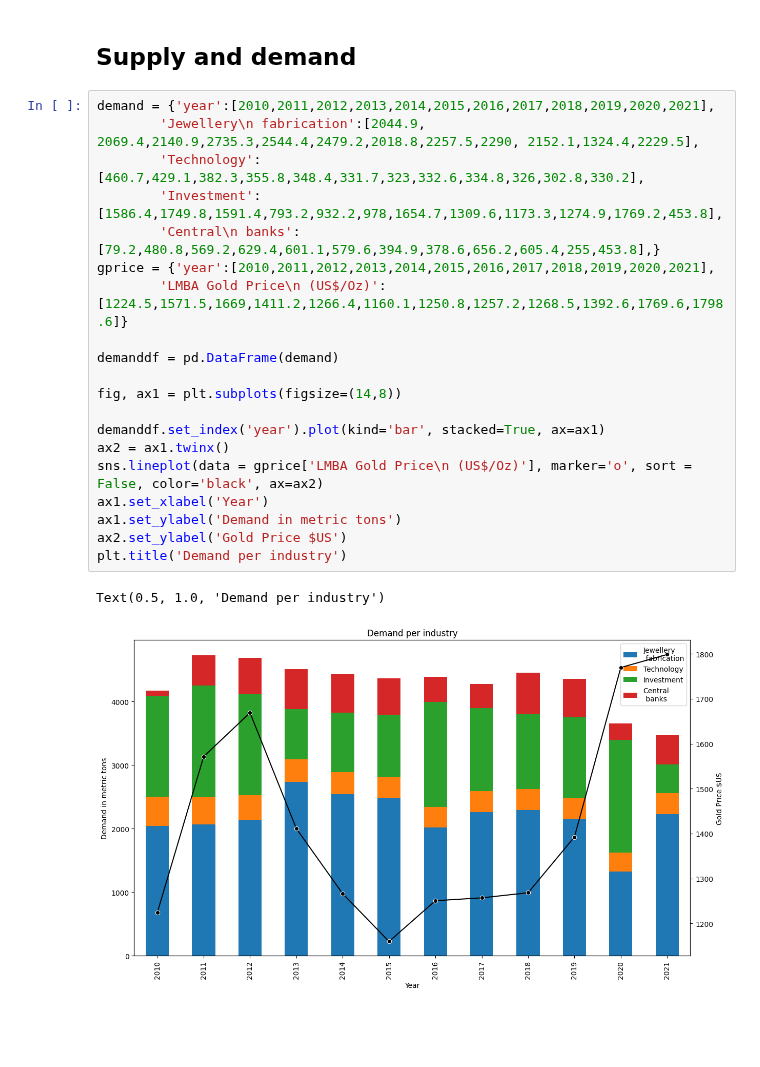
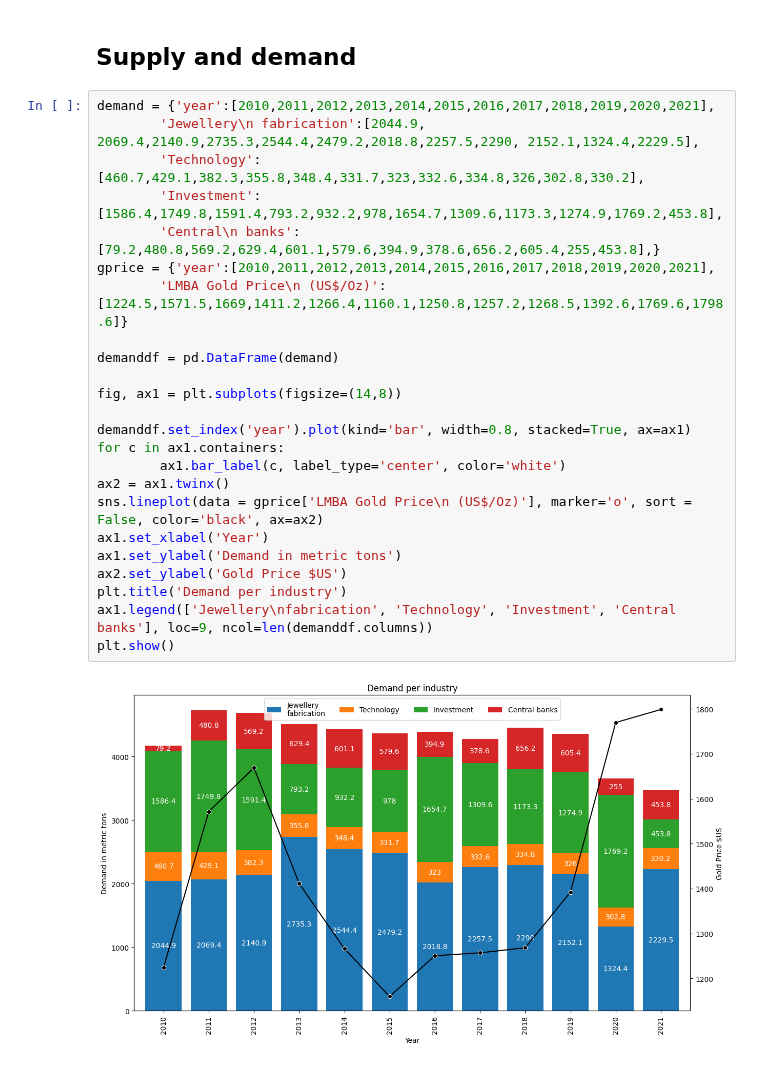
Before and after one commit to maxbranting/gold-forecast, a Jupyter notebook: plots.ipynb, the cells around one changed output. Cells and saved outputs as stored; diff of their text form; blank space fills up the shorter version.

```diff
--- a/plots.ipynb
+++ b/plots.ipynb
@@ -20,23 +20,26 @@ plt.show()
 # %%
 demand = {'year':[2010,2011,2012,2013,2014,2015,2016,2017,2018,2019,2020,2021],
         'Jewellery\n fabrication':[2044.9, 2069.4,2140.9,2735.3,2544.4,2479.2,2018.8,2257.5,2290, 2152.1,1324.4,2229.5],
         'Technology':[460.7,429.1,382.3,355.8,348.4,331.7,323,332.6,334.8,326,302.8,330.2],
         'Investment':[1586.4,1749.8,1591.4,793.2,932.2,978,1654.7,1309.6,1173.3,1274.9,1769.2,453.8],
         'Central\n banks':[79.2,480.8,569.2,629.4,601.1,579.6,394.9,378.6,656.2,605.4,255,453.8],}
 gprice = {'year':[2010,2011,2012,2013,2014,2015,2016,2017,2018,2019,2020,2021],
         'LMBA Gold Price\n (US$/Oz)':[1224.5,1571.5,1669,1411.2,1266.4,1160.1,1250.8,1257.2,1268.5,1392.6,1769.6,1798.6]}
 
 demanddf = pd.DataFrame(demand)
 
 fig, ax1 = plt.subplots(figsize=(14,8))
 
-demanddf.set_index('year').plot(kind='bar', stacked=True, ax=ax1)
+demanddf.set_index('year').plot(kind='bar', width=0.8, stacked=True, ax=ax1)
+for c in ax1.containers:
+        ax1.bar_label(c, label_type='center', color='white')
 ax2 = ax1.twinx()
 sns.lineplot(data = gprice['LMBA Gold Price\n (US$/Oz)'], marker='o', sort = False, color='black', ax=ax2)
 ax1.set_xlabel('Year')
 ax1.set_ylabel('Demand in metric tons')
 ax2.set_ylabel('Gold Price $US')
 plt.title('Demand per industry')
+ax1.legend(['Jewellery\nfabrication', 'Technology', 'Investment', 'Central banks'], loc=9, ncol=len(demanddf.columns))
+plt.show()
 # %% [output]
-Text(0.5, 1.0, 'Demand per industry')
-[figure, old version]
+[figure, new version]
```
